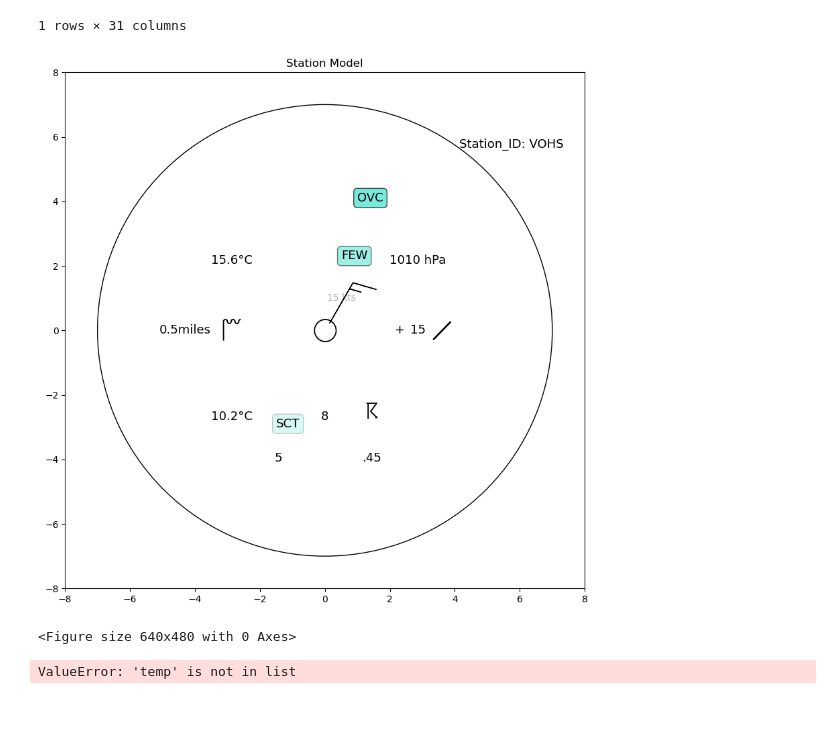
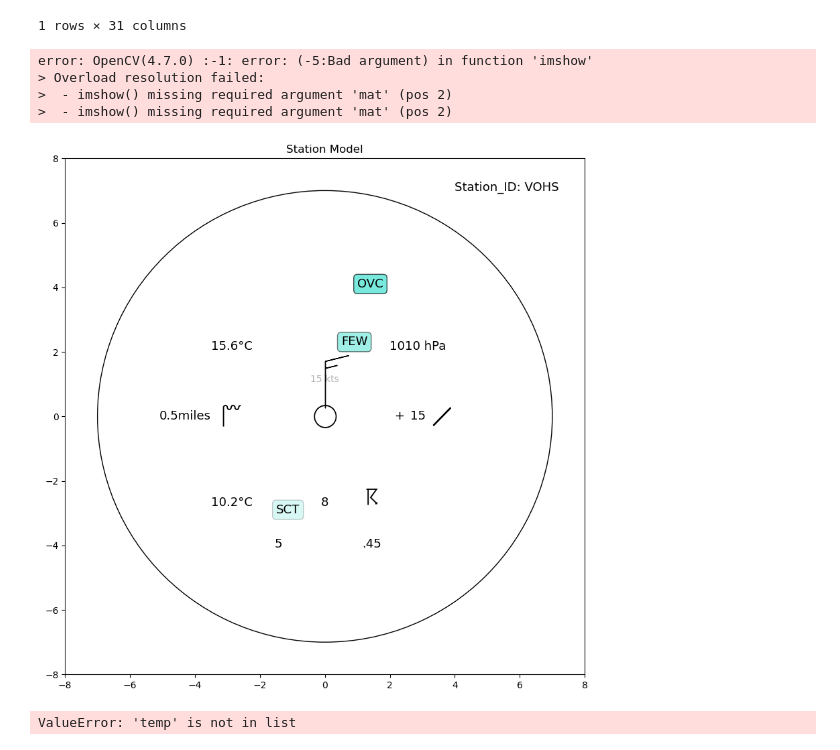
Before and after one commit to Pavan-lanka/practice_repo, a Jupyter notebook: AWS_Practice.ipynb, the cells around one changed output. Cells and saved outputs as stored; diff of their text form; code cells hidden in the pictures; blank space fills up the shorter version.

```diff
--- a/AWS_Practice.ipynb
+++ b/AWS_Practice.ipynb
@@ -420,7 +420,7 @@ ax.set_title('Station Model')
 temperature = 15.6
 dewpoint = 10.2
 wind_speed = 15
-wind_direction = 30
+wind_direction = 0
 pressure = 1010
 cloud_height = 5
 high_cloud = 'OVC'
@@ -466,7 +466,7 @@ ax.text(1 * np.sin(np.radians(wind_direction)), 1 * np.cos(np.radians(wind_direc
         str(wind_speed) + ' kts', ha='center', va='bottom', rotation = 0, fontsize=10, alpha=0.3)
 
 #to add Station ID to the model
-sp.plot_text((8, 8), text=['Station_ID: '+ str(Station_ID)], fontsize=13)
+ax.text(4, 7, 'Station_ID: '+ str(Station_ID), fontsize=13, weight = 10)
 
 # to add pressure to the model
 sp.plot_text((4, 3), text=[str(pressure) + ' hPa'], fontsize=13)
@@ -487,37 +487,42 @@ sp.plot_text((-2, -5.5), text=[str(cloud_height)], fontsize=13)
 sp.plot_text((2, -5.5), text=[str(precipitation)], fontsize=13)
 
 # to add Sky_cover symbol to the model
 sp.plot_symbol((0, 0), codes=[0], symbol_mapper=sky_cover, fontsize=25)
 
 # to add pressure_tendency symbol to the model
 sp.plot_symbol((5, 0), codes=[2], symbol_mapper=pressure_tendency, va='center', ha='center', fontsize=25)
 
 # to add low_clouds symbol to the model
 # sp.plot_symbol((-2, -3.5), codes=[1], symbol_mapper=low_clouds, va='center', ha='center', fontsize=25)
 ax.text(-1.5, -3, low_cloud, fontsize=13, bbox = dict(boxstyle= 'round', facecolor = 'turquoise', alpha = 0.2))
 
 # to add mid_clouds symbol to the model
 # sp.plot_symbol((2, 3), codes=[0], symbol_mapper=mid_clouds, va='center', ha='center', fontsize=25)
 ax.text(0.5, 2.2, mid_cloud, fontsize=13, bbox = dict(boxstyle= 'round', facecolor = 'turquoise', alpha = 0.5))
 
-
 # to add high_clouds symbol to the model
 # sp.plot_symbol((1, 5), codes=[1], symbol_mapper=high_clouds, va='center', ha='center', fontsize=25)
 ax.text(1,4, high_cloud, fontsize=13, bbox = dict(boxstyle= 'round', facecolor = 'turquoise', alpha = 0.7))
 
 # to add current_weather symbol to the model
 sp.plot_symbol((-4, 0), codes = [wx_code_map['VA']], symbol_mapper=current_weather, va='center', ha='center', fontsize=25)
 
 # to add past_weather symbol to the model
 sp.plot_symbol((2, -3.5), codes=[wx_code_map['TS']], symbol_mapper=current_weather, va='center', ha='center', fontsize=25)
 
 # adding metpy logo at the corner
 # al = add_metpy_logo(fig=fig, x=8, y=8, zorder=5, size='small')
+path = '/home/hp/PycharmProjects/station_model/'
+name = 'Station_Model.jpeg'
+# plt.savefig(path+name, dpi= 500)
+cv2.imshow(path+name)
 plt.show()
-plt.savefig('Staion_Model.jpg')
 # %% [output]
+error: OpenCV(4.7.0) :-1: error: (-5:Bad argument) in function 'imshow'
+> Overload resolution failed:
+>  - imshow() missing required argument 'mat' (pos 2)
+>  - imshow() missing required argument 'mat' (pos 2)
-[figure, old version]
+[figure, new version]
-<Figure size 640x480 with 0 Axes>
 # %%
 import FetchData
 import random
```
